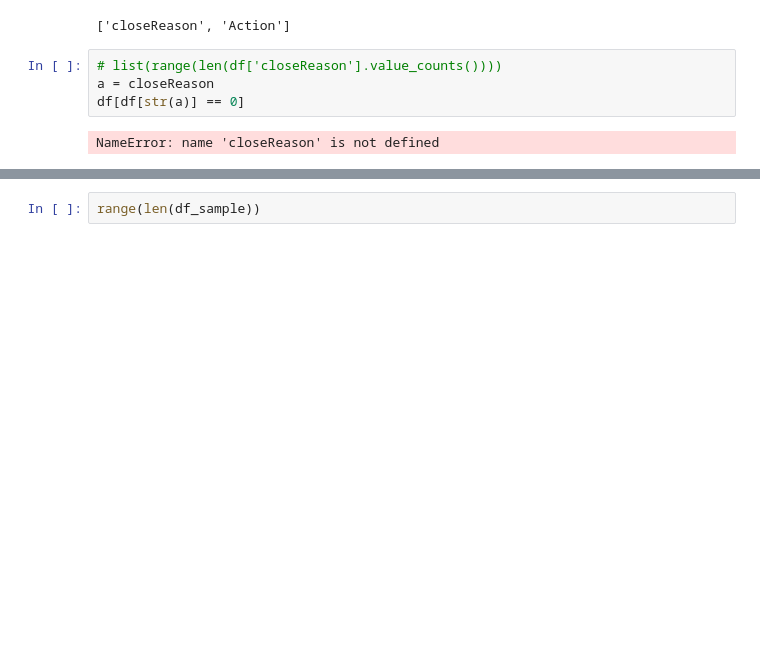
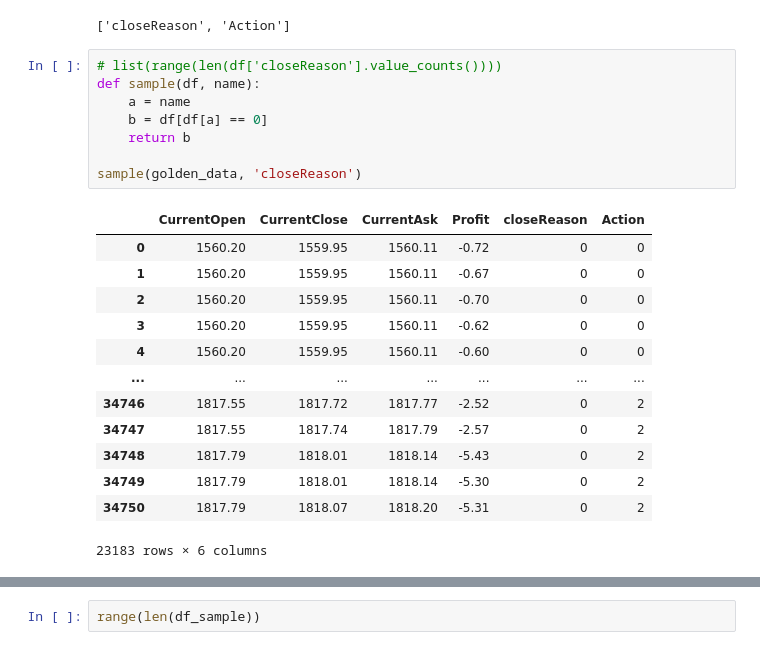
Before and after one commit to MKarimi21/MCI_Project_Part01, a Jupyter notebook: 01_FirstDemoIntro.ipynb, the cells around one changed output, grey strips where cells are left out. Cells and saved outputs as stored; diff of their text form; blank space fills up the shorter version.

```diff
--- a/01_FirstDemoIntro.ipynb
+++ b/01_FirstDemoIntro.ipynb
@@ -154,8 +154,24 @@ object_type
 ['closeReason', 'Action']
 # %%
 # list(range(len(df['closeReason'].value_counts())))
-a = closeReason
-df[df[str(a)] == 0]
+def sample(df, name):
+    a = name
+    b = df[df[a] == 0]
+    return b
+
+sample(golden_data, 'closeReason')
 # %% [output]
+|  | CurrentOpen | CurrentClose | CurrentAsk | Profit | closeReason | Action |
+| 0 | 1560.20 | 1559.95 | 1560.11 | -0.72 | 0 | 0 |
+| 1 | 1560.20 | 1559.95 | 1560.11 | -0.67 | 0 | 0 |
+| 2 | 1560.20 | 1559.95 | 1560.11 | -0.70 | 0 | 0 |
+| 3 | 1560.20 | 1559.95 | 1560.11 | -0.62 | 0 | 0 |
+| 4 | 1560.20 | 1559.95 | 1560.11 | -0.60 | 0 | 0 |
+| ... | ... | ... | ... | ... | ... | ... |
+| 34746 | 1817.55 | 1817.72 | 1817.77 | -2.52 | 0 | 2 |
+| 34747 | 1817.55 | 1817.74 | 1817.79 | -2.57 | 0 | 2 |
+| 34748 | 1817.79 | 1818.01 | 1818.14 | -5.43 | 0 | 2 |
+| 34749 | 1817.79 | 1818.01 | 1818.14 | -5.30 | 0 | 2 |
+| 34750 | 1817.79 | 1818.07 | 1818.20 | -5.31 | 0 | 2 |
-NameError: name 'closeReason' is not defined
+23183 rows × 6 columns
 # %%
```
Also changed, not shown: parts of 1 cell of this notebook.
